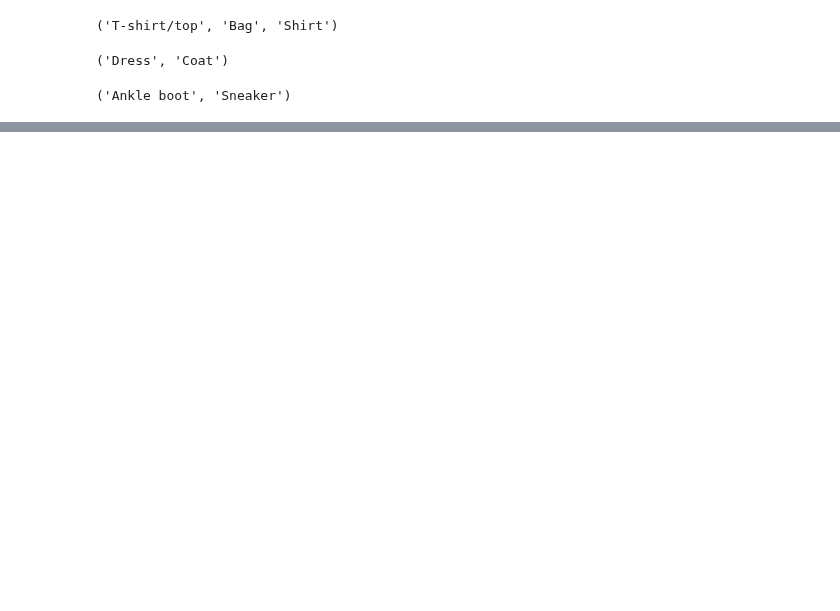
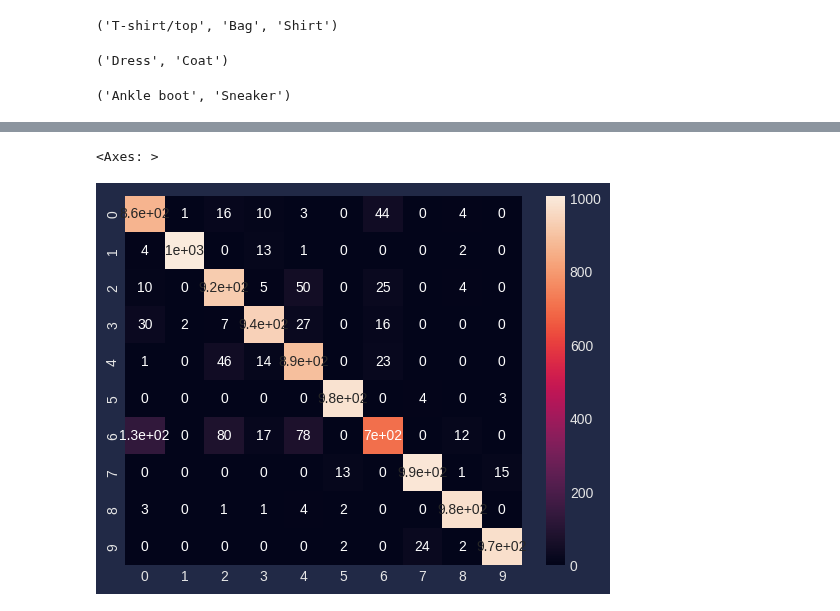
Before and after one commit to Pritush09/DeepLearning-Pytorch, a Jupyter notebook: 03_Computer_Vision.ipynb, the cells around one changed output, grey strips where cells are left out. Saved outputs shown, nothing was run; the diff lists cells and outputs as text; code cells hidden in the pictures; blank space fills up the shorter version.

```diff
--- a/03_Computer_Vision.ipynb
+++ b/03_Computer_Vision.ipynb
@@ -857,3 +859,17 @@ class_label[3],class_label[4]
 class_label[9],class_label[8-1]
 # %% [output]
 ('Ankle boot', 'Sneaker')
+# %%
+labelss=[]
+model_predss=[]
+model_2.eval()
+with torch.inference_mode():
+  for i in range(len(test_data)):
+    img , label = train_data[i]
+    model_pred = model_2(img.unsqueeze(dim=1)).argmax()
+    labelss.append(label)
+    model_predss.append(model_pred)
+# %%
+from sklearn.metrics import confusion_matrix
+import seaborn as sns
+confusion_matrix = confusion_matrix(labelss, model_predss)
@@ -859,0 +889,5 @@ class_label[9],class_label[8-1]
+# %%
+sns.heatmap(confusion_matrix,annot=True)
+# %% [output]
+<Axes: >
+[figure, added]
```
Also changed, not shown: parts of 2 cells of this notebook.
